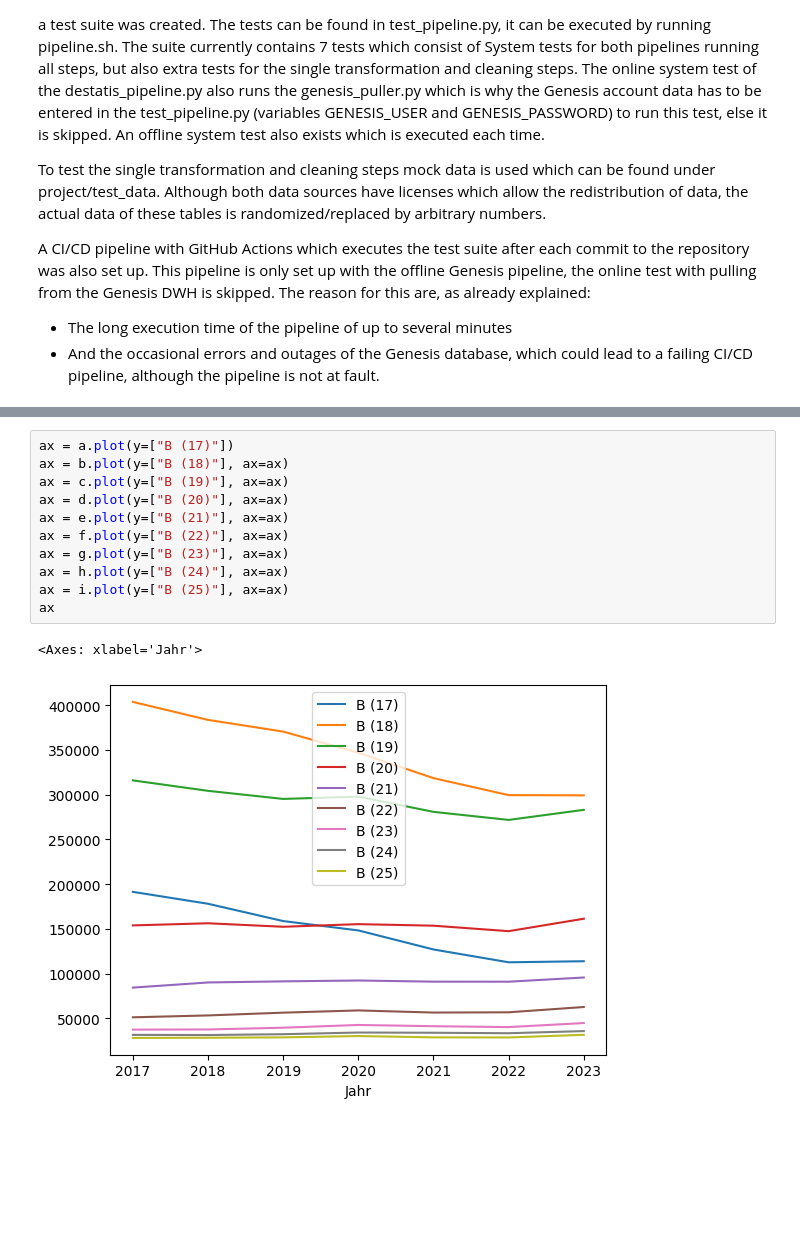
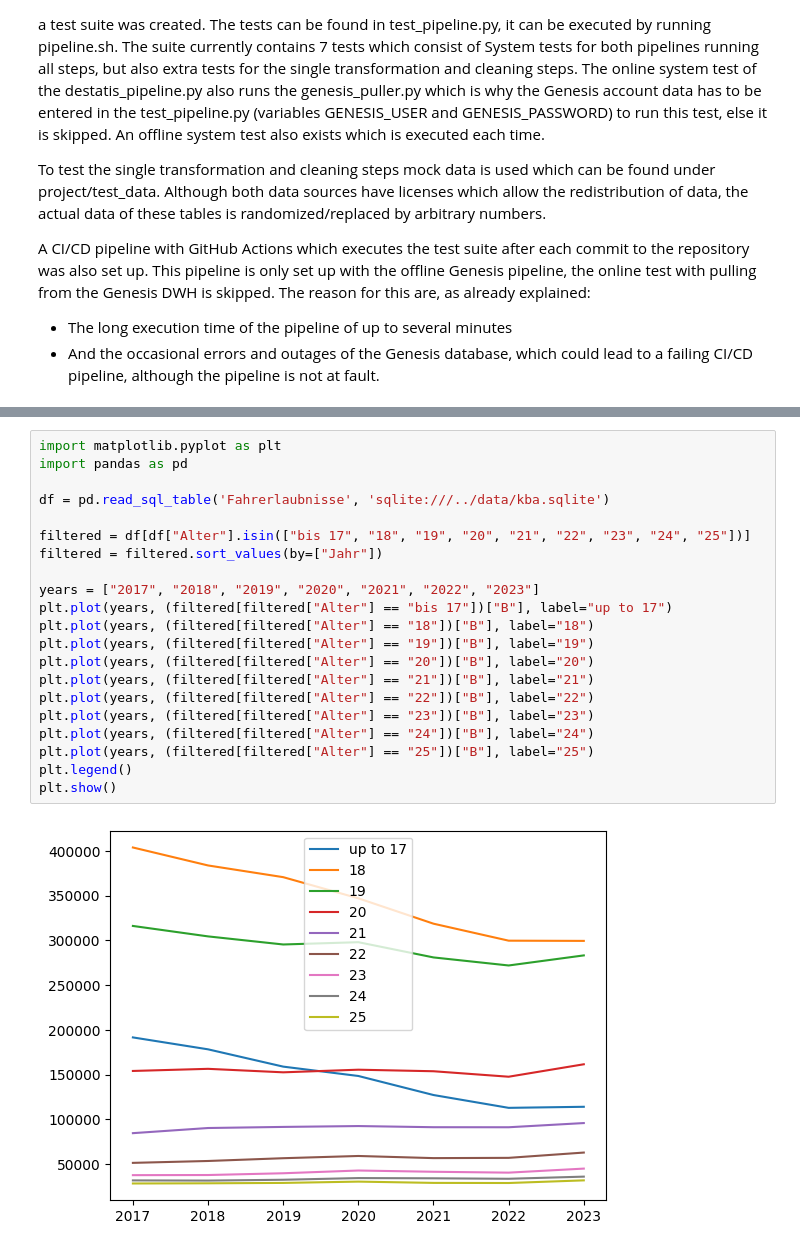
Before and after one commit to Domi020/made, a Jupyter notebook: project/report.ipynb, the cells around one changed output, grey strips where cells are left out. Saved outputs shown, nothing was run; the diff lists cells and outputs as text; blank space fills up the shorter version.

Commit message:
Add one more graph for KBA data

```diff
--- a/project/report.ipynb
+++ b/project/report.ipynb
@@ -127,15 +94,24 @@ i = i.rename(columns={'B': 'B (25)'})
-# %%
-ax = a.plot(y=["B (17)"])
-ax = b.plot(y=["B (18)"], ax=ax)
-ax = c.plot(y=["B (19)"], ax=ax)
-ax = d.plot(y=["B (20)"], ax=ax)
-ax = e.plot(y=["B (21)"], ax=ax)
-ax = f.plot(y=["B (22)"], ax=ax)
-ax = g.plot(y=["B (23)"], ax=ax)
-ax = h.plot(y=["B (24)"], ax=ax)
-ax = i.plot(y=["B (25)"], ax=ax)
-ax
-# %% [output]
-<Axes: xlabel='Jahr'>
-[figure, removed]
+# %%
+import matplotlib.pyplot as plt
+import pandas as pd
+
+df = pd.read_sql_table('Fahrerlaubnisse', 'sqlite:///../data/kba.sqlite')
+
+filtered = df[df["Alter"].isin(["bis 17", "18", "19", "20", "21", "22", "23", "24", "25"])]
+filtered = filtered.sort_values(by=["Jahr"])
+
+years = ["2017", "2018", "2019", "2020", "2021", "2022", "2023"]
+plt.plot(years, (filtered[filtered["Alter"] == "bis 17"])["B"], label="up to 17")
+plt.plot(years, (filtered[filtered["Alter"] == "18"])["B"], label="18")
+plt.plot(years, (filtered[filtered["Alter"] == "19"])["B"], label="19")
+plt.plot(years, (filtered[filtered["Alter"] == "20"])["B"], label="20")
+plt.plot(years, (filtered[filtered["Alter"] == "21"])["B"], label="21")
+plt.plot(years, (filtered[filtered["Alter"] == "22"])["B"], label="22")
+plt.plot(years, (filtered[filtered["Alter"] == "23"])["B"], label="23")
+plt.plot(years, (filtered[filtered["Alter"] == "24"])["B"], label="24")
+plt.plot(years, (filtered[filtered["Alter"] == "25"])["B"], label="25")
+plt.legend()
+plt.show()
+# %% [output]
+[figure, added]
 # %% [markdown]
```
Also changed, not shown: parts of 10 cells of this notebook, 1 other file.
